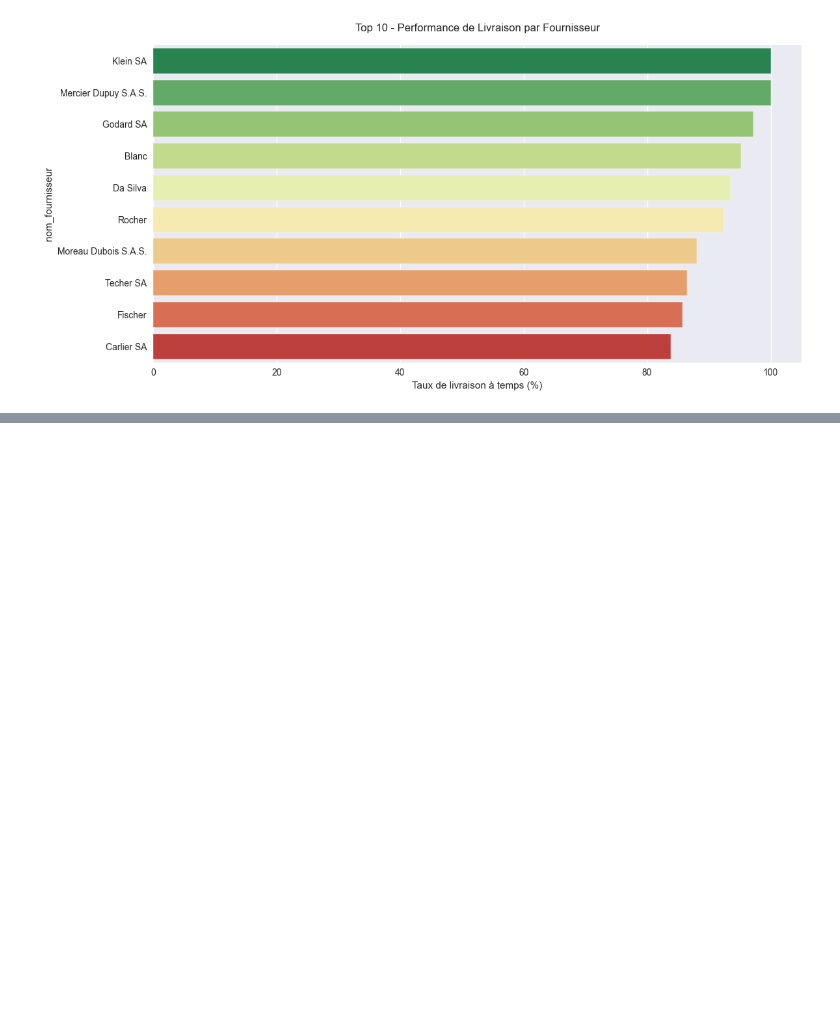
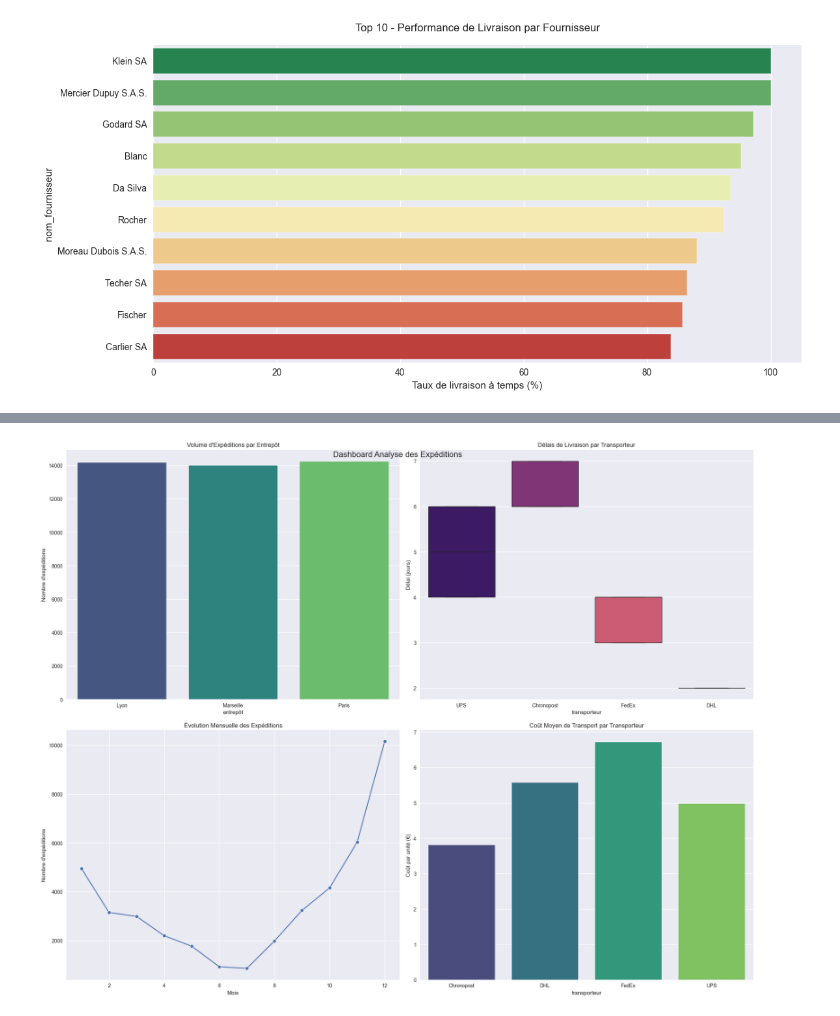
Before and after one commit to YoannAbriel2/ProjectSPE1, a Jupyter notebook: main_dashboard.ipynb, the cells around one changed output, grey strips where cells are left out. Saved outputs shown, nothing was run; the diff lists cells and outputs as text; code cells hidden in the pictures; blank space fills up the shorter version.

```diff
--- a/main_dashboard.ipynb
+++ b/main_dashboard.ipynb
@@ -189,0 +293,3 @@ Passing `palette` without assigning `hue` is deprecated and will be removed in v
+# %%
+data2 = pd.read_csv('Features/Export_fe_data/expeditions_merged_features.csv', sep=",")
+data2.head()
@@ -189,0 +303,73 @@ Passing `palette` without assigning `hue` is deprecated and will be removed in v
+# %%
+# Configuration des KPIs pour les expéditions
+def calculate_expedition_kpis(data2):
+    kpis = {
+        'Total expéditions': len(data2),
+        'Délai moyen livraison': f"{data2['délai_livraison'].mean():.1f} jours",
+        'Taux livraison à temps': f"{(data2['on_time_delivery'].mean()*100):.1f}%",
+        'Coût transport moyen': f"{data2['coût_transport'].mean():.2f} €"
+    }
+    return kpis
+
+# Création du dashboard pour les expéditions
+def create_expedition_dashboard(data2):
+    # Configuration du style
+    plt.style.use('seaborn-v0_8')
+
+    # Création de la figure principale avec 2x2 subplots
+    fig, axes = plt.subplots(2, 2, figsize=(20, 16))
+    fig.suptitle('Dashboard Analyse des Expéditions', fontsize=16, y=0.95)
+
+    # 1. Volume d'expéditions par entrepôt
+    sns.barplot(data=data2.groupby('entrepôt')['id_expedition'].count().reset_index(),
+                x='entrepôt',
+                y='id_expedition',
+                ax=axes[0,0],
+                palette='viridis')
+    axes[0,0].set_title('Volume d\'Expéditions par Entrepôt')
+    axes[0,0].set_ylabel('Nombre d\'expéditions')
+
+    # 2. Performance des transporteurs (délai moyen)
+    sns.boxplot(data=data2,
+                x='transporteur',
+                y='délai_livraison',
+                ax=axes[0,1],
+                palette='magma')
+    axes[0,1].set_title('Délais de Livraison par Transporteur')
+    axes[0,1].set_ylabel('Délai (jours)')
+
+    # 3. Évolution mensuelle des expéditions
+    monthly_shipments = data2.groupby('mois_expedition')['id_expedition'].count().reset_index()
+    sns.lineplot(data=monthly_shipments,
+                x='mois_expedition',
+                y='id_expedition',
+                ax=axes[1,0],
+                marker='o')
+    axes[1,0].set_title('Évolution Mensuelle des Expéditions')
+    axes[1,0].set_xlabel('Mois')
+    axes[1,0].set_ylabel('Nombre d\'expéditions')
+
+    # 4. Coût moyen de transport par transporteur
+    sns.barplot(data=data2.groupby('transporteur')['coût_trsp_par_unité'].mean().reset_index(),
+                x='transporteur',
+                y='coût_trsp_par_unité',
+                ax=axes[1,1],
+                palette='viridis')
+    axes[1,1].set_title('Coût Moyen de Transport par Transporteur')
+    axes[1,1].set_ylabel('Coût par unité (€)')
+
+    # Ajustement du layout
+    plt.tight_layout()
+
+    # Affichage des KPIs
+    kpis = calculate_expedition_kpis(data2)
+    print("\nKPIs des Expéditions:")
+    for k, v in kpis.items():
+        print(f"{k}: {v}")
+
+    return fig
+
+# Création et affichage du dashboard
+expedition_dashboard = create_expedition_dashboard(data2)
+plt.show()
+# %% [output]
@@ -189,0 +392 @@ Passing `palette` without assigning `hue` is deprecated and will be removed in v
+[figure, added]
```
Also changed, not shown: parts of 8 cells of this notebook.
